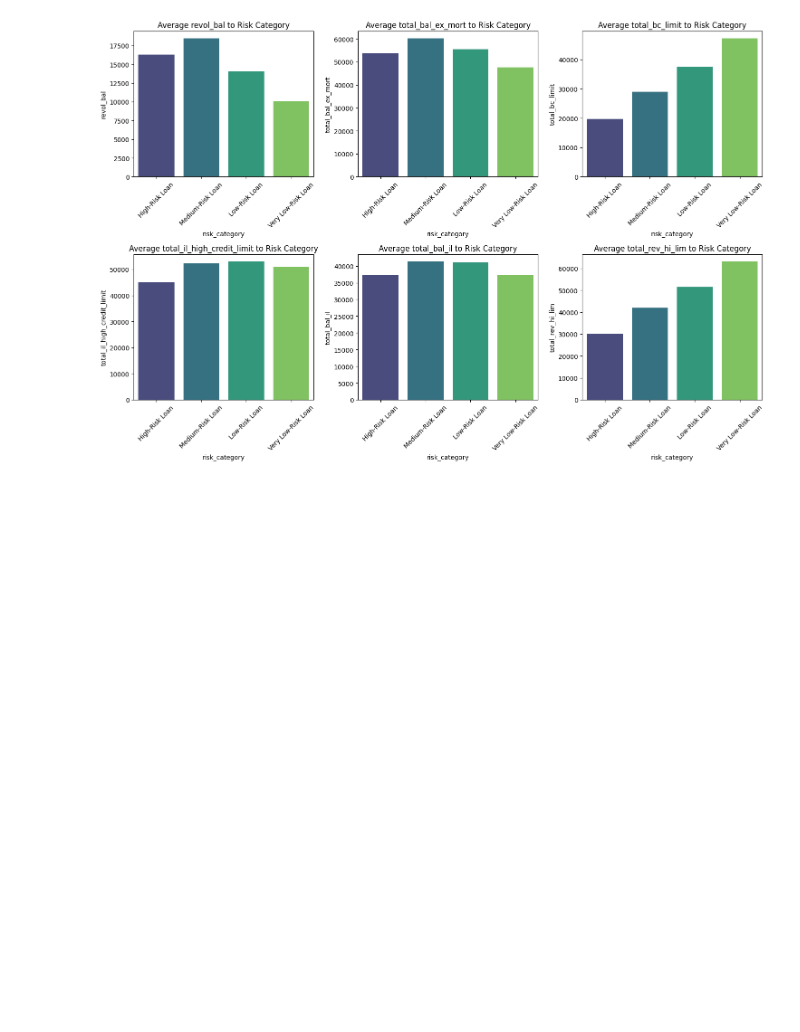
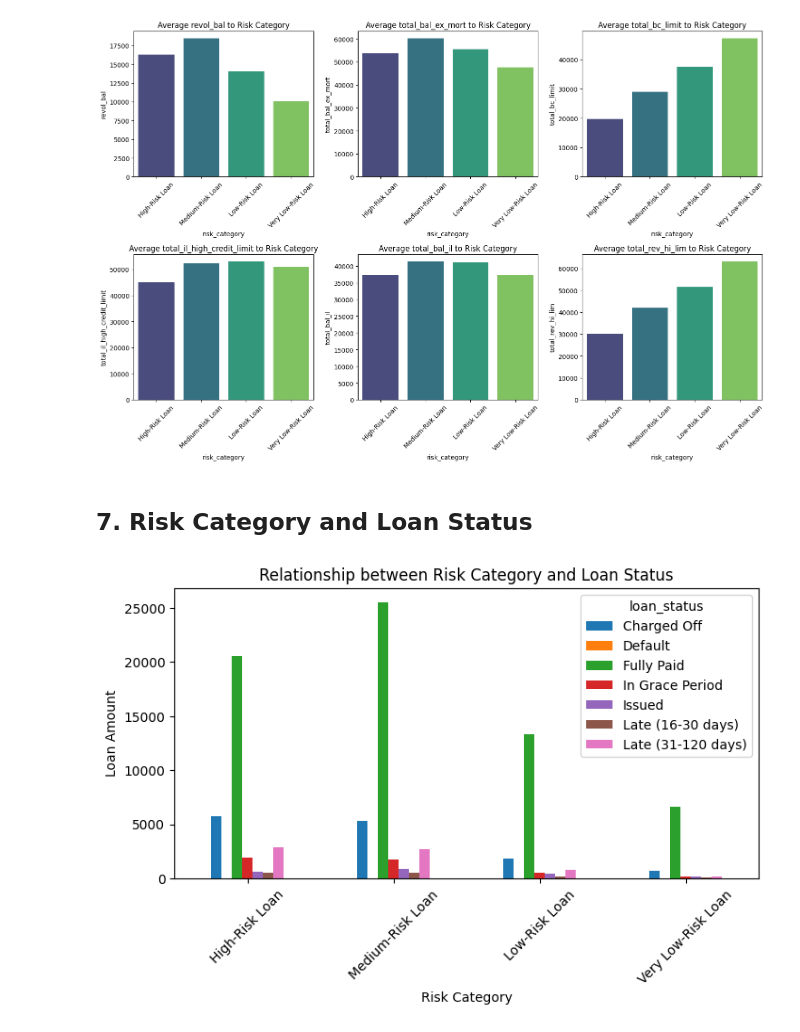
Before and after one commit to hidayah24/data-analyst-portfolio, a Jupyter notebook: Project-2-Credit-Risk-Analysis-and-Optimization-of-Lending-Decisions/Credit-Risk-Analysis.ipynb, the cells around one changed output. Drawn from its saved outputs; the diff is of its cells as text; code cells hidden in the pictures; blank space fills up the shorter version.

Commit message:
Viz: Risk Category and Loan Status

```diff
--- a/Project-2-Credit-Risk-Analysis-and-Optimization-of-Lending-Decisions/Credit-Risk-Analysis.ipynb
+++ b/Project-2-Credit-Risk-Analysis-and-Optimization-of-Lending-Decisions/Credit-Risk-Analysis.ipynb
@@ -950,3 +950,16 @@ Passing `palette` without assigning `hue` is deprecated and will be removed in v
 
   sns.barplot(x="risk_category", y=feature, data=df, estimator=lambda x: x.mean(), ci=None, palette="viridis")
 [figure]
+# %% [markdown]
+## 7. Risk Category and Loan Status
+# %%
+cross_tab = pd.crosstab(df['risk_category'], df['loan_status'])
+# %%
+cross_tab.plot(kind='bar', figsize=(8, 4))
+plt.title('Relationship between Risk Category and Loan Status')
+plt.xlabel('Risk Category')
+plt.ylabel('Loan Amount')
+plt.xticks(rotation=45)
+plt.show()
+# %% [output]
+[figure, added]
```
Also changed, not shown: parts of 1 cell of this notebook, 1 other file.
